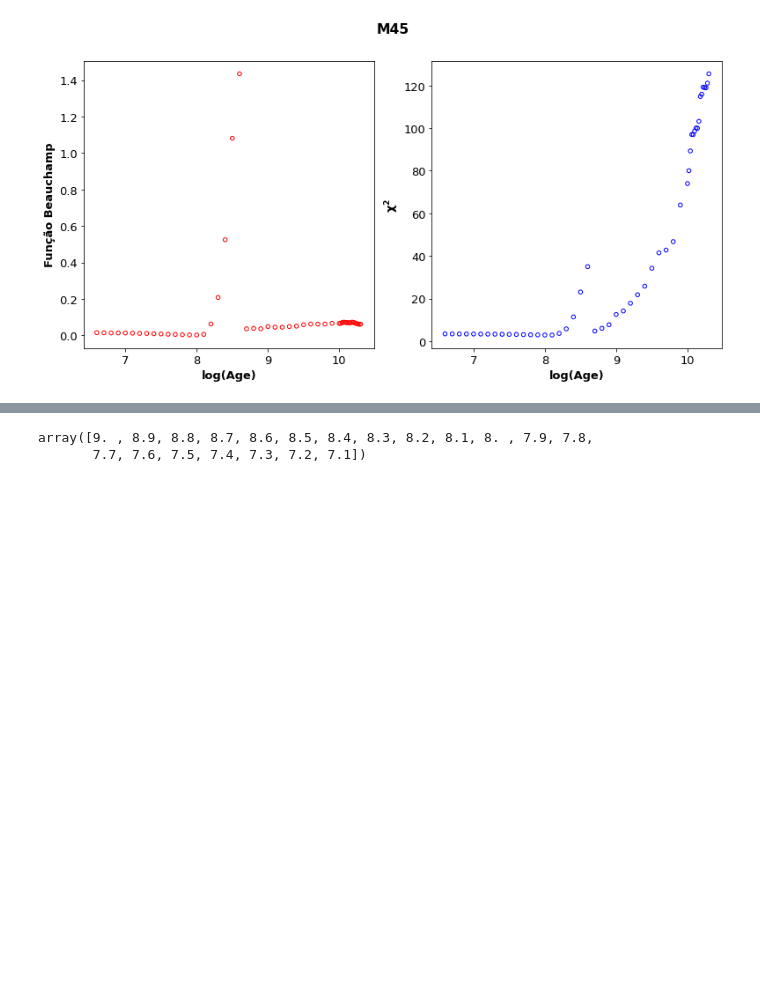
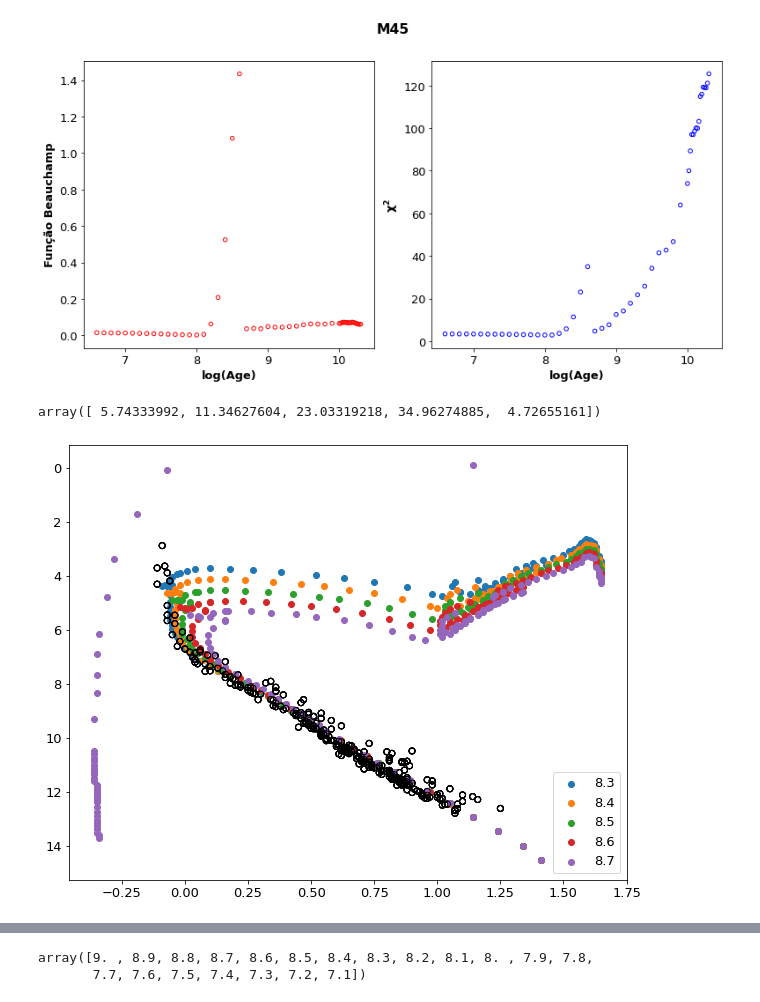
Before and after one commit to jppirest/mw_substructures, a Jupyter notebook: dados/Ag_Simulados/P3/M45/parte2.ipynb, the cells around one changed output, grey strips where cells are left out. Saved outputs shown, nothing was run; the diff lists cells and outputs as text; code cells hidden in the pictures; blank space fills up the shorter version.

```diff
--- a/dados/Ag_Simulados/P3/M45/parte2.ipynb
+++ b/dados/Ag_Simulados/P3/M45/parte2.ipynb
@@ -228,3 +232,49 @@ fig.suptitle('M45', fontweight = 'bold')
 # %% [output]
 Text(0.5, 0.98, 'M45')
 [figure]
+# %%
+BeauchampAGES = np.zeros_like(age)
+chisquaredAGES = np.zeros_like(age)
+
+for j in range(len(age)):
+    data = iso[iso['log(Age)'] == age[j]]
+    Xiso = np.array(data['(B-V)o'] + E)
+    Yiso = np.array(data['Mv'] + minimo_chi)
+    ISO = np.dstack((Xiso,Yiso))
+    ISO = np.unique(ISO,axis=1)
+    for i in range(len(AGLO)):
+        C,D = jpt(AGLO[i],ISO[0])
+        final = frayn(ISO[0][C], ISO[0][D],AGLO[i])
+        chisquaredAGES[j] += final
+        BeauchampAGES[j] += final*10**(-0.4*AGLO[i][1])
+# %%
+a = np.zeros(5)
+b = np.zeros(5)
+
+oi = [8.3,8.4,8.5,8.6,8.7]
+for j in range(len(oi)):
+    data = iso[iso['log(Age)'] == oi[j]]
+    Xiso = np.array(data['(B-V)o'] + E)
+    Yiso = np.array(data['Mv'] + minimo_chi)
+    ISO = np.dstack((Xiso,Yiso))
+    ISO = np.unique(ISO,axis=1)
+    for i in range(len(AGLO)):
+        C,D = jpt(AGLO[i],ISO[0])
+        final = frayn(ISO[0][C], ISO[0][D],AGLO[i])
+        a[j] += final
+        b[j] += final*10**(-0.4*AGLO[i][1])
+a
+# %% [output]
+array([ 5.74333992, 11.34627604, 23.03319218, 34.96274885,  4.72655161])
+# %%
+plt.figure(figsize=(10,8))
+for element in oi:#age[25:40]:
+  data = iso[iso['log(Age)'] == element]
+  Xiso = np.array(data['(B-V)o'] + E)
+  Yiso = np.array(data['Mv'] + minimo_chi)
+  plt.scatter(Xiso,Yiso,label = str(element))
+  plt.scatter(i1['B-V'] ,i1['V'], color = 'none', edgecolor = 'black')
+plt.legend()
+plt.gca().invert_yaxis()
+# %% [output]
+[figure, added]
```
Also changed, not shown: parts of 7 cells of this notebook, 6 other files.
